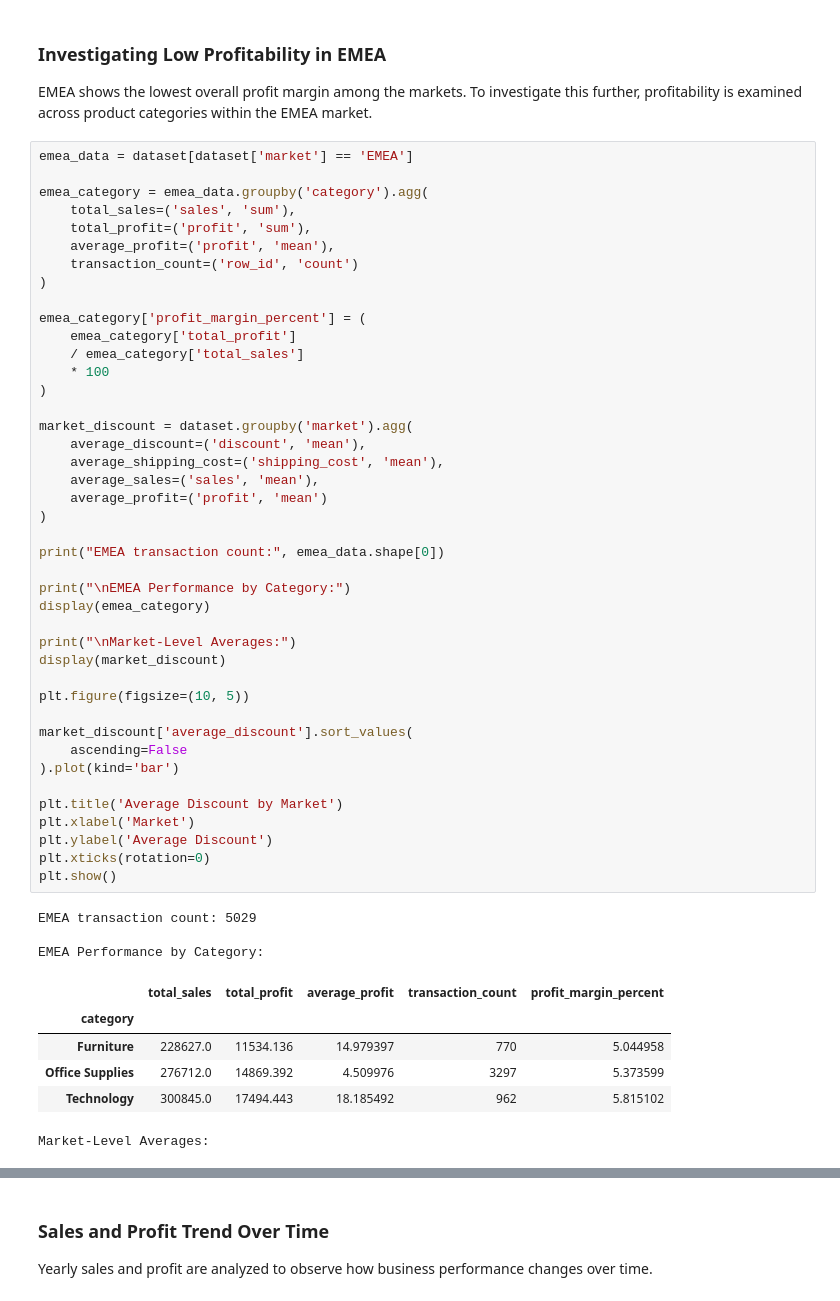
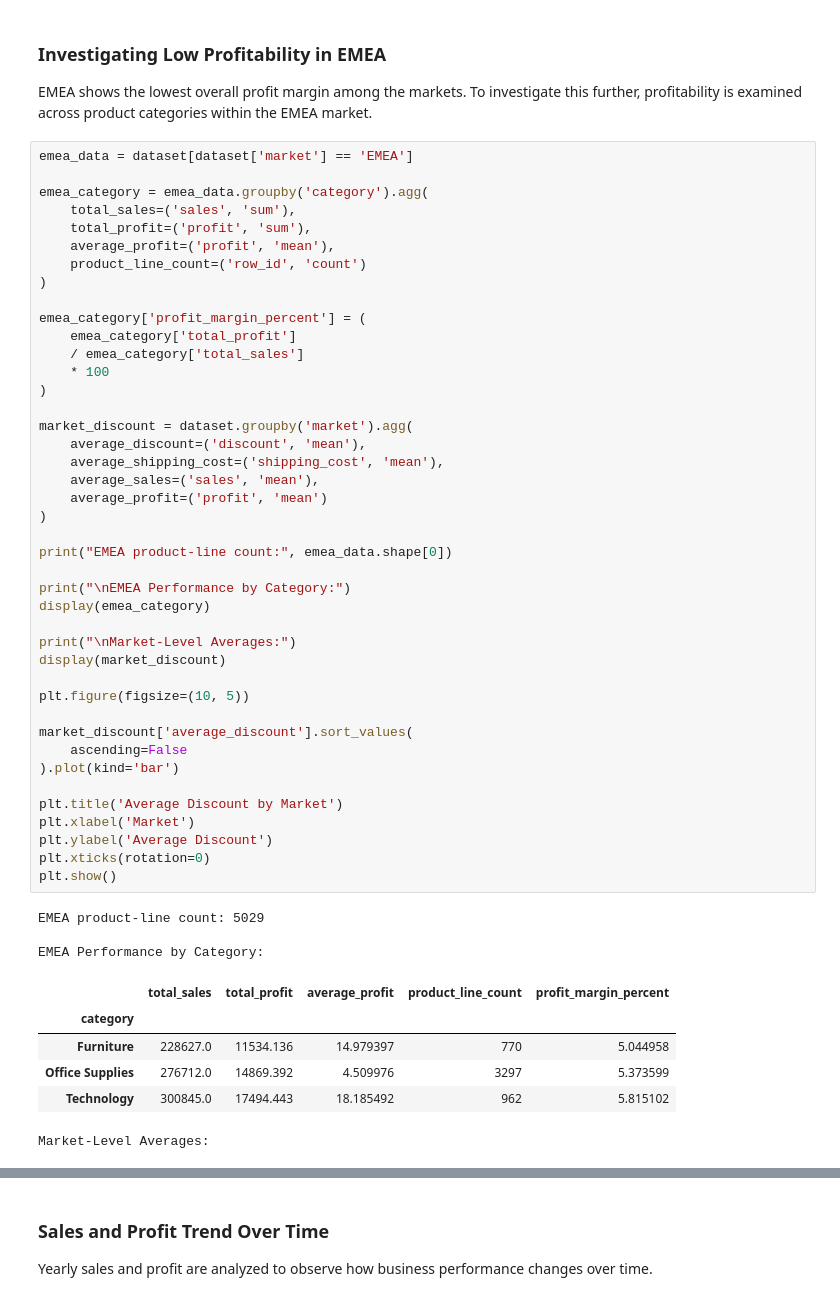
Before and after one commit to Tjiuaiching/global-superstore-ml, a Jupyter notebook: notebook/Global_Superstore_ML_Final_Project.ipynb, the cells around one changed output, grey strips where cells are left out. Drawn from its saved outputs; the diff is of its cells as text.

```diff
--- a/notebook/Global_Superstore_ML_Final_Project.ipynb
+++ b/notebook/Global_Superstore_ML_Final_Project.ipynb
@@ -717,7 +719,7 @@ emea_category = emea_data.groupby('category').agg(
     total_sales=('sales', 'sum'),
     total_profit=('profit', 'sum'),
     average_profit=('profit', 'mean'),
-    transaction_count=('row_id', 'count')
+    product_line_count=('row_id', 'count')
 )
 
 emea_category['profit_margin_percent'] = (
@@ -727,36 +729,36 @@ emea_category['profit_margin_percent'] = (
 )
 
 market_discount = dataset.groupby('market').agg(
     average_discount=('discount', 'mean'),
     average_shipping_cost=('shipping_cost', 'mean'),
     average_sales=('sales', 'mean'),
     average_profit=('profit', 'mean')
 )
 
-print("EMEA transaction count:", emea_data.shape[0])
+print("EMEA product-line count:", emea_data.shape[0])
 
 print("\nEMEA Performance by Category:")
 display(emea_category)
 
 print("\nMarket-Level Averages:")
 display(market_discount)
 
 plt.figure(figsize=(10, 5))
 
 market_discount['average_discount'].sort_values(
     ascending=False
 ).plot(kind='bar')
 
 plt.title('Average Discount by Market')
 plt.xlabel('Market')
 plt.ylabel('Average Discount')
 plt.xticks(rotation=0)
 plt.show()
 # %% [output]
-EMEA transaction count: 5029
+EMEA product-line count: 5029
 
 EMEA Performance by Category:
-|  | total_sales | total_profit | average_profit | transaction_count | profit_margin_percent |
+|  | total_sales | total_profit | average_profit | product_line_count | profit_margin_percent |
 | category |  |  |  |  |  |
 | Furniture | 228627.0 | 11534.136 | 14.979397 | 770 | 5.044958 |
 | Office Supplies | 276712.0 | 14869.392 | 4.509976 | 3297 | 5.373599 |
```
Also changed, not shown: parts of 37 cells of this notebook, 2 other files.
